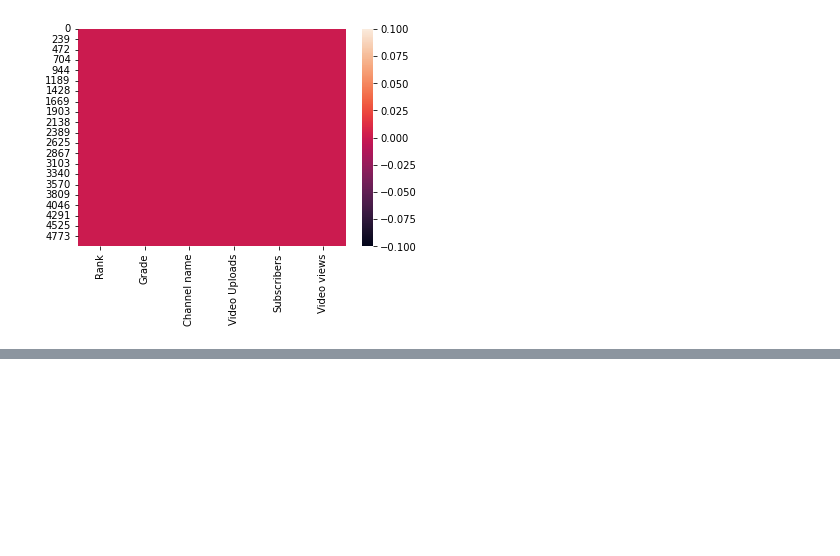
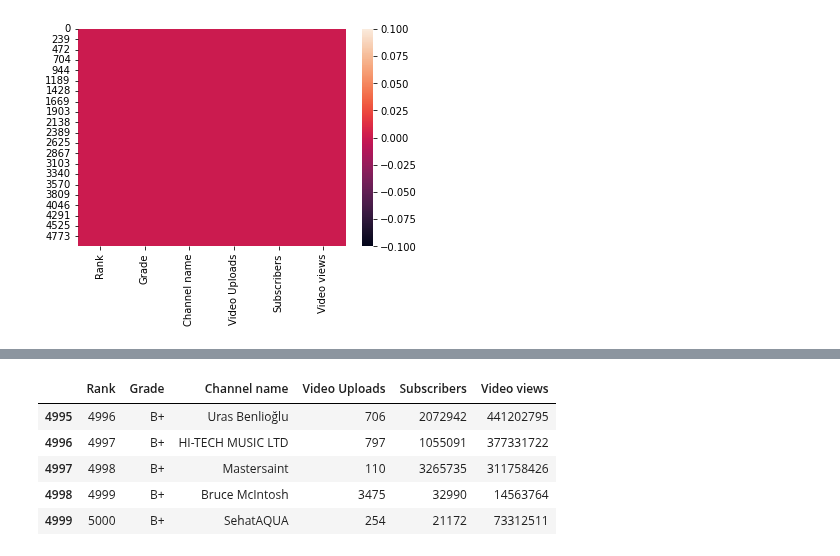
Before and after one commit to Dharmil4602/data-science-projects, a Jupyter notebook: Youtube Channel/channels.ipynb, the cells around one changed output, grey strips where cells are left out. Saved outputs shown, nothing was run; the diff lists cells and outputs as text; code cells hidden in the pictures; blank space fills up the shorter version.

```diff
--- a/Youtube Channel/channels.ipynb
+++ b/Youtube Channel/channels.ipynb
@@ -109,0 +141,11 @@ sns.heatmap(data.isnull())
+# %%
+data['Rank'] = data['Rank'].str.replace(',', '').astype('int64') # Removing the commas from the rank column
+# %%
+data.tail()
+# %% [output]
+|  | Rank | Grade | Channel name | Video Uploads | Subscribers | Video views |
+| 4995 | 4996 | B+ | Uras Benlioğlu | 706 | 2072942 | 441202795 |
+| 4996 | 4997 | B+ | HI-TECH MUSIC LTD | 797 | 1055091 | 377331722 |
+| 4997 | 4998 | B+ | Mastersaint | 110 | 3265735 | 311758426 |
+| 4998 | 4999 | B+ | Bruce McIntosh | 3475 | 32990 | 14563764 |
+| 4999 | 5000 | B+ | SehatAQUA | 254 | 21172 | 73312511 |
```
Also changed, not shown: parts of 5 cells of this notebook.
